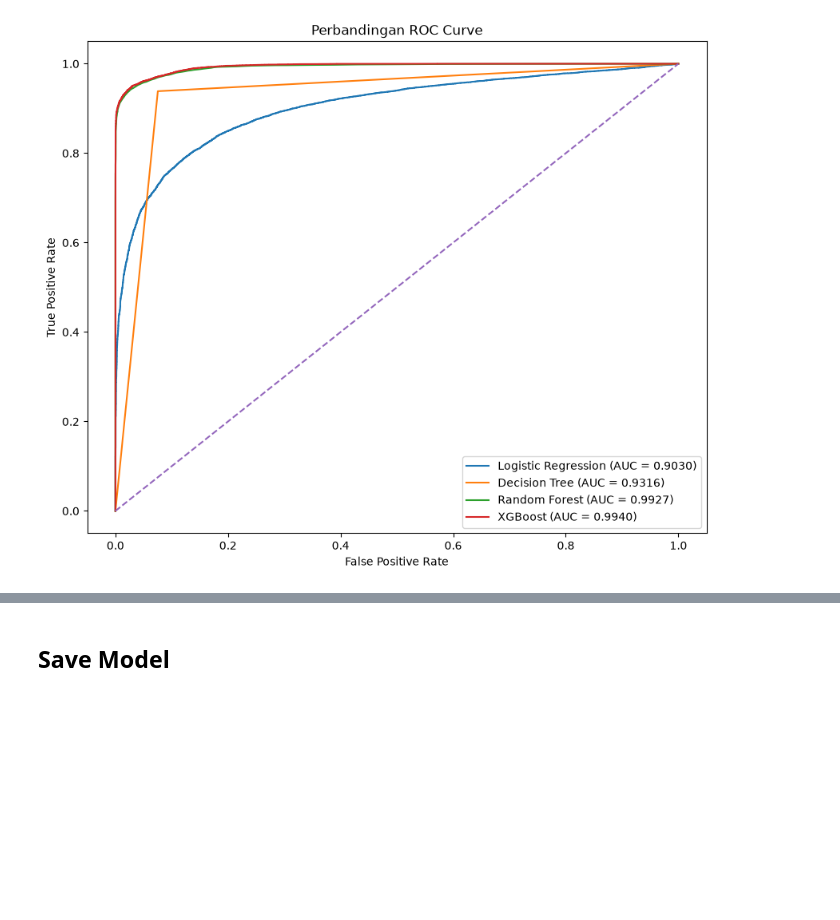
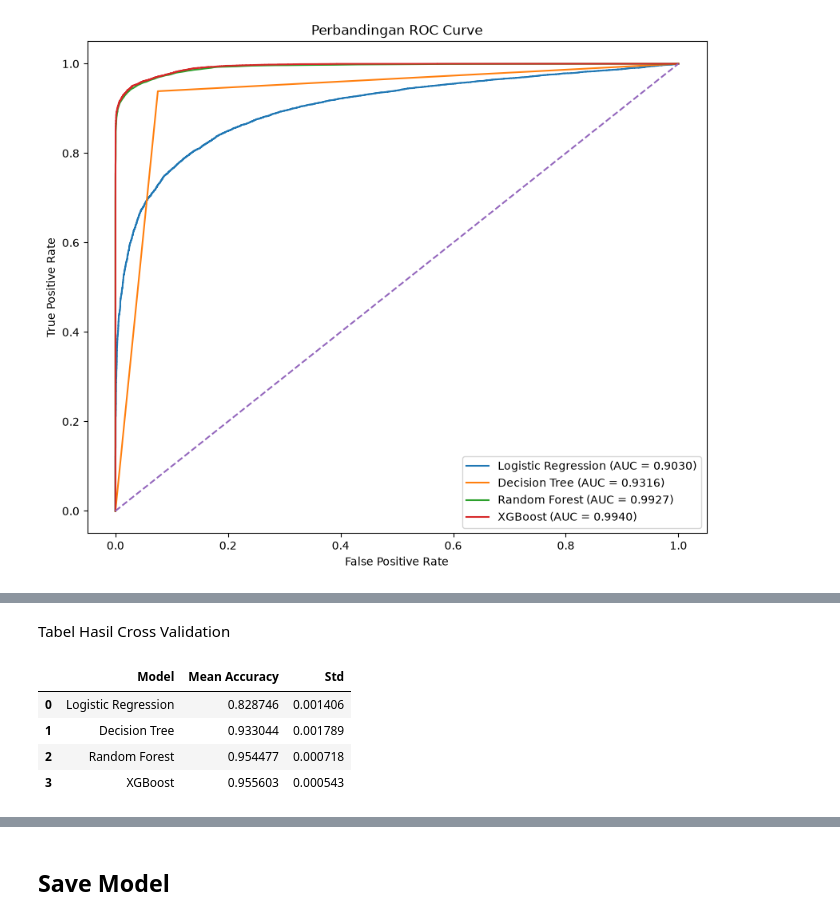
Before and after one commit to anggaadityanu/airline-satisfaction-ml, a Jupyter notebook: notebook/airline_satisfaction.ipynb, the cells around one changed output, grey strips where cells are left out. Saved outputs shown, nothing was run; the diff lists cells and outputs as text; code cells hidden in the pictures; blank space fills up the shorter version.

```diff
--- a/notebook/airline_satisfaction.ipynb
+++ b/notebook/airline_satisfaction.ipynb
@@ -1045,0 +1030,30 @@ Name: count, dtype: int64
+# %%
+from sklearn.model_selection import cross_val_score, StratifiedKFold
+
+cv = StratifiedKFold(n_splits=5, shuffle=True, random_state=42)
+
+models_cv = {
+    'Logistic Regression': logistic_model,
+    'Decision Tree': decision_tree_model,
+    'Random Forest': random_forest_model,
+    'XGBoost': xgboost_model
+}
+
+cv_results = []
+
+for name, model in models_cv.items():
+    if name == 'Logistic Regression':
+        scores = cross_val_score(model, X_train_scaled, y_train, cv=cv, scoring='accuracy', n_jobs=-1)
+    else:
+        scores = cross_val_score(model, X_train, y_train, cv=cv, scoring='accuracy', n_jobs=-1)
+
+    cv_results.append({
+        'Model': name,
+        'Mean Accuracy': scores.mean(),
+        'Std': scores.std()
+    })
+
+    print(f'{name}')
+    print(f'  Accuracy setiap fold : {scores}')
+    print(f'  Rata-rata Accuracy   : {scores.mean():.4f} (+/- {scores.std():.4f})')
+    print()
@@ -1045,0 +1076,11 @@ Name: count, dtype: int64
+# %% [markdown]
+Tabel Hasil Cross Validation
+# %%
+cv_df = pd.DataFrame(cv_results)
+cv_df
+# %% [output]
+|  | Model | Mean Accuracy | Std |
+| 0 | Logistic Regression | 0.828746 | 0.001406 |
+| 1 | Decision Tree | 0.933044 | 0.001789 |
+| 2 | Random Forest | 0.954477 | 0.000718 |
+| 3 | XGBoost | 0.955603 | 0.000543 |
```
Also changed, not shown: parts of 23 cells of this notebook, 6 other files.
